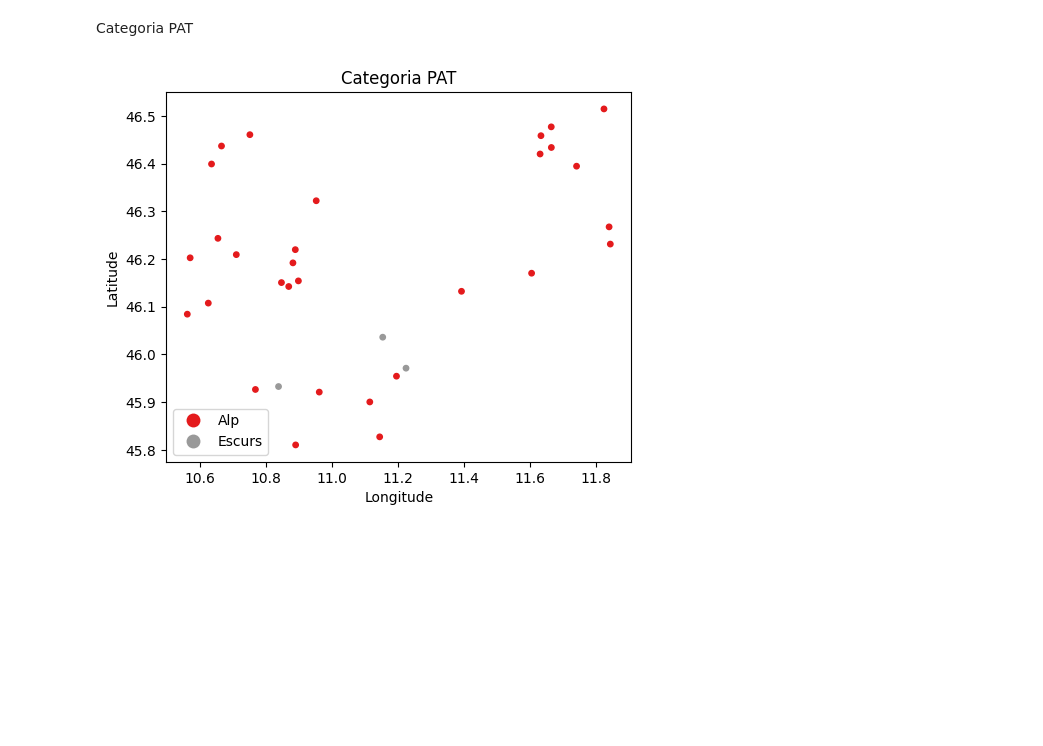
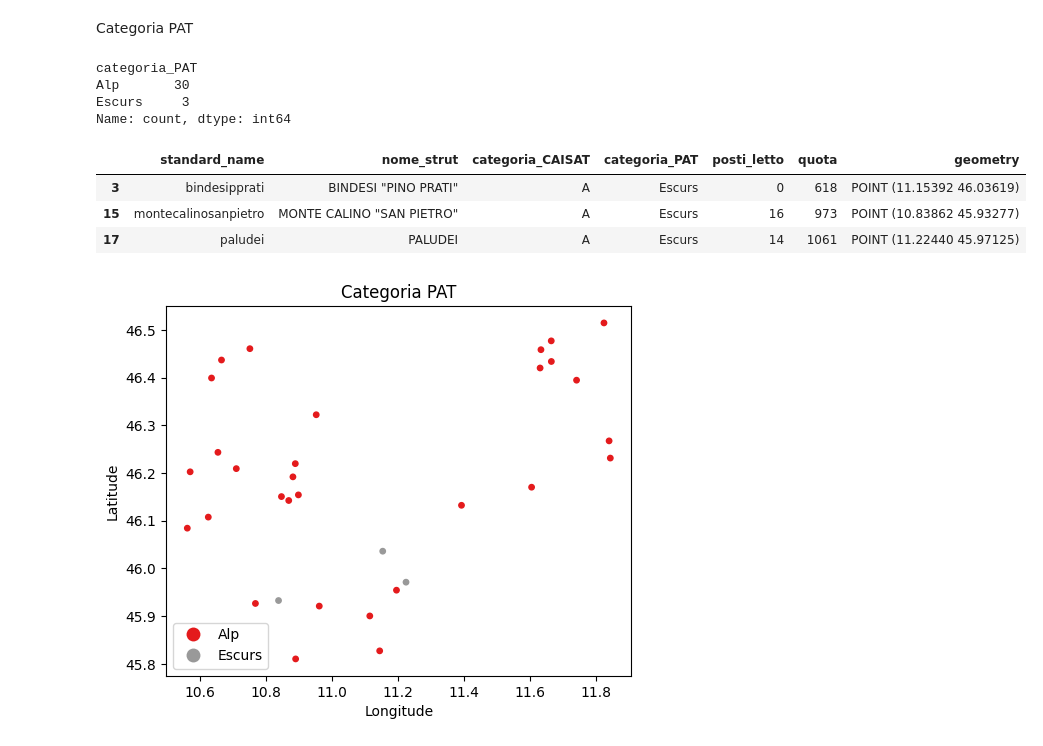
Before and after one commit to dclfbk/alpinehutsustainability, a Jupyter notebook: code/huts_download.ipynb, the cells around one changed output. Saved outputs shown, nothing was run; the diff lists cells and outputs as text; code cells hidden in the pictures; blank space fills up the shorter version.

```diff
--- a/code/huts_download.ipynb
+++ b/code/huts_download.ipynb
@@ -342,6 +342,20 @@ E      1
 Name: count, dtype: int64
 # %% [markdown]
 Categoria PAT
+# %%
+points_gdf['categoria_PAT'].value_counts()
+# %% [output]
+categoria_PAT
+Alp       30
+Escurs     3
+Name: count, dtype: int64
+# %%
+points_gdf.loc[points_gdf['categoria_PAT'] == 'Escurs']
+# %% [output]
+|  | standard_name | nome_strut | categoria_CAISAT | categoria_PAT | posti_letto | quota | geometry |
+| 3 | bindesipprati | BINDESI "PINO PRATI" | A | Escurs | 0 | 618 | POINT (11.15392 46.03619) |
+| 15 | montecalinosanpietro | MONTE CALINO "SAN PIETRO" | A | Escurs | 16 | 973 | POINT (10.83862 45.93277) |
+| 17 | paludei | PALUDEI | A | Escurs | 14 | 1061 | POINT (11.22440 45.97125) |
 # %%
 # Plotting
 fig, ax = plt.subplots()
```
Also changed, not shown: parts of 1 cell of this notebook, 1 other file.
